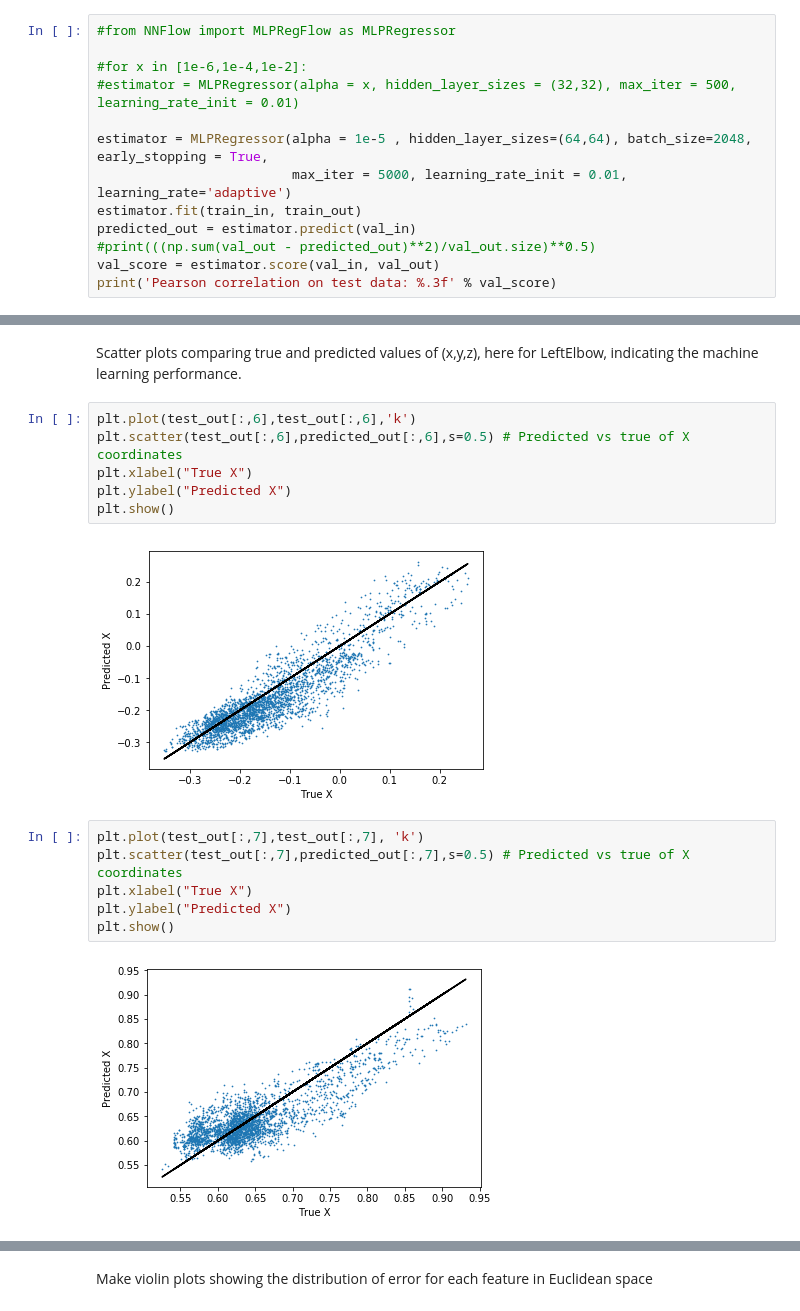
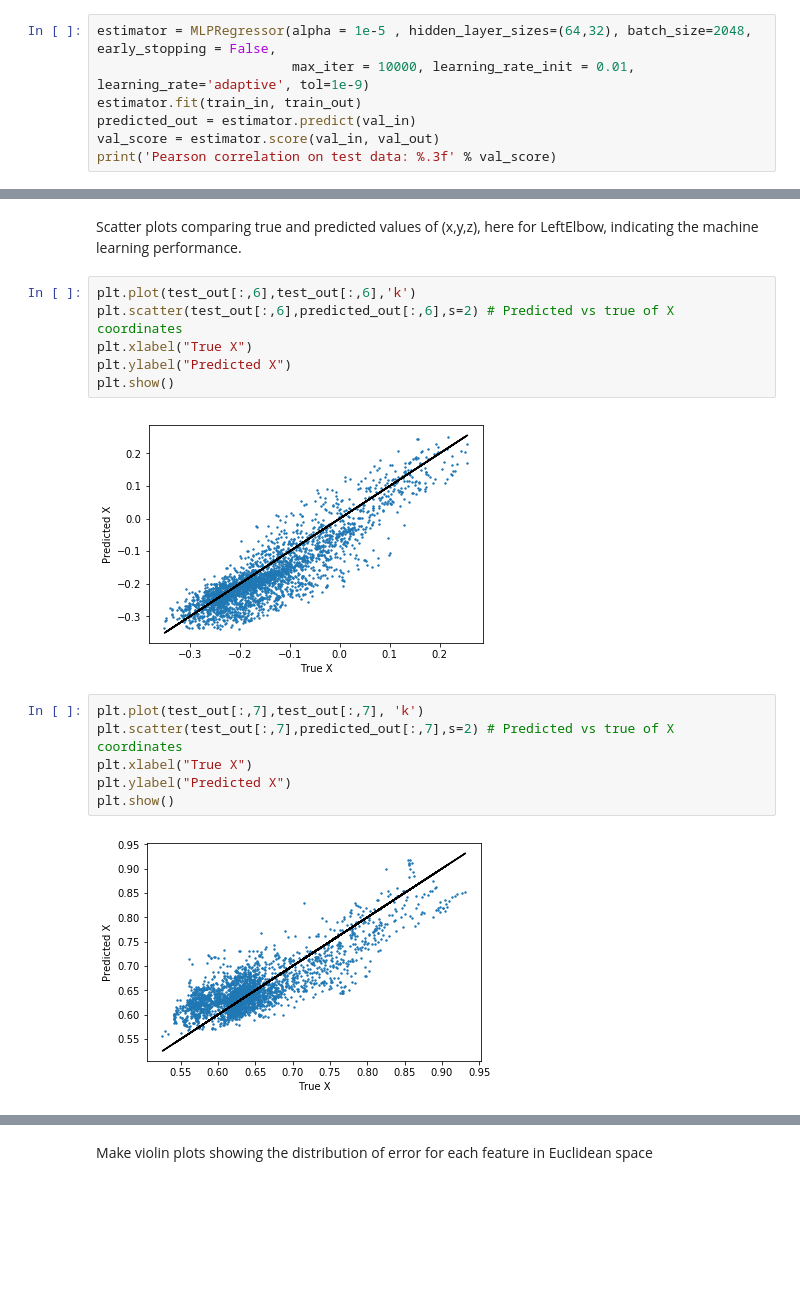
Before and after one commit to davidglo/ML-CHAMPS-Sept2017, a Jupyter notebook: vr/body_pose_estimation.ipynb, the cells around one changed output, grey strips where cells are left out. Drawn from its saved outputs; the diff is of its cells as text; blank space fills up the shorter version.

```diff
--- a/vr/body_pose_estimation.ipynb
+++ b/vr/body_pose_estimation.ipynb
@@ -248,13 +246,7 @@ Note: In principle we have twice as many data points if we mirror the body, such
 # %%
-#from NNFlow import MLPRegFlow as MLPRegressor
-
-#for x in [1e-6,1e-4,1e-2]:
-#estimator = MLPRegressor(alpha = x, hidden_layer_sizes = (32,32), max_iter = 500, learning_rate_init = 0.01)
-
-estimator = MLPRegressor(alpha = 1e-5 , hidden_layer_sizes=(64,64), batch_size=2048, early_stopping = True,
-                         max_iter = 5000, learning_rate_init = 0.01, learning_rate='adaptive')
+estimator = MLPRegressor(alpha = 1e-5 , hidden_layer_sizes=(64,32), batch_size=2048, early_stopping = False,
+                         max_iter = 10000, learning_rate_init = 0.01, learning_rate='adaptive', tol=1e-9)
 estimator.fit(train_in, train_out)
 predicted_out = estimator.predict(val_in)
-#print(((np.sum(val_out - predicted_out)**2)/val_out.size)**0.5)
 val_score = estimator.score(val_in, val_out)
 print('Pearson correlation on test data: %.3f' % val_score)
@@ -269,19 +263,19 @@ predicted_out = estimator.predict(test_in)
 Scatter plots comparing true and predicted values of (x,y,z), here for LeftElbow, indicating the machine learning performance.
 # %%
 plt.plot(test_out[:,6],test_out[:,6],'k')
-plt.scatter(test_out[:,6],predicted_out[:,6],s=0.5) # Predicted vs true of X coordinates
+plt.scatter(test_out[:,6],predicted_out[:,6],s=2) # Predicted vs true of X coordinates
 plt.xlabel("True X")
 plt.ylabel("Predicted X")
 plt.show()
 # %% [output]
-[figure, old version]
+[figure, new version]
 # %%
 plt.plot(test_out[:,7],test_out[:,7], 'k')
-plt.scatter(test_out[:,7],predicted_out[:,7],s=0.5) # Predicted vs true of X coordinates
+plt.scatter(test_out[:,7],predicted_out[:,7],s=2) # Predicted vs true of X coordinates
 plt.xlabel("True X")
 plt.ylabel("Predicted X")
 plt.show()
 # %% [output]
-[figure, old version]
+[figure, new version]
 # %%
 plt.plot(test_out[:,8],test_out[:,8], 'k')
```
Also changed, not shown: parts of 14 cells of this notebook, 5 other files.
